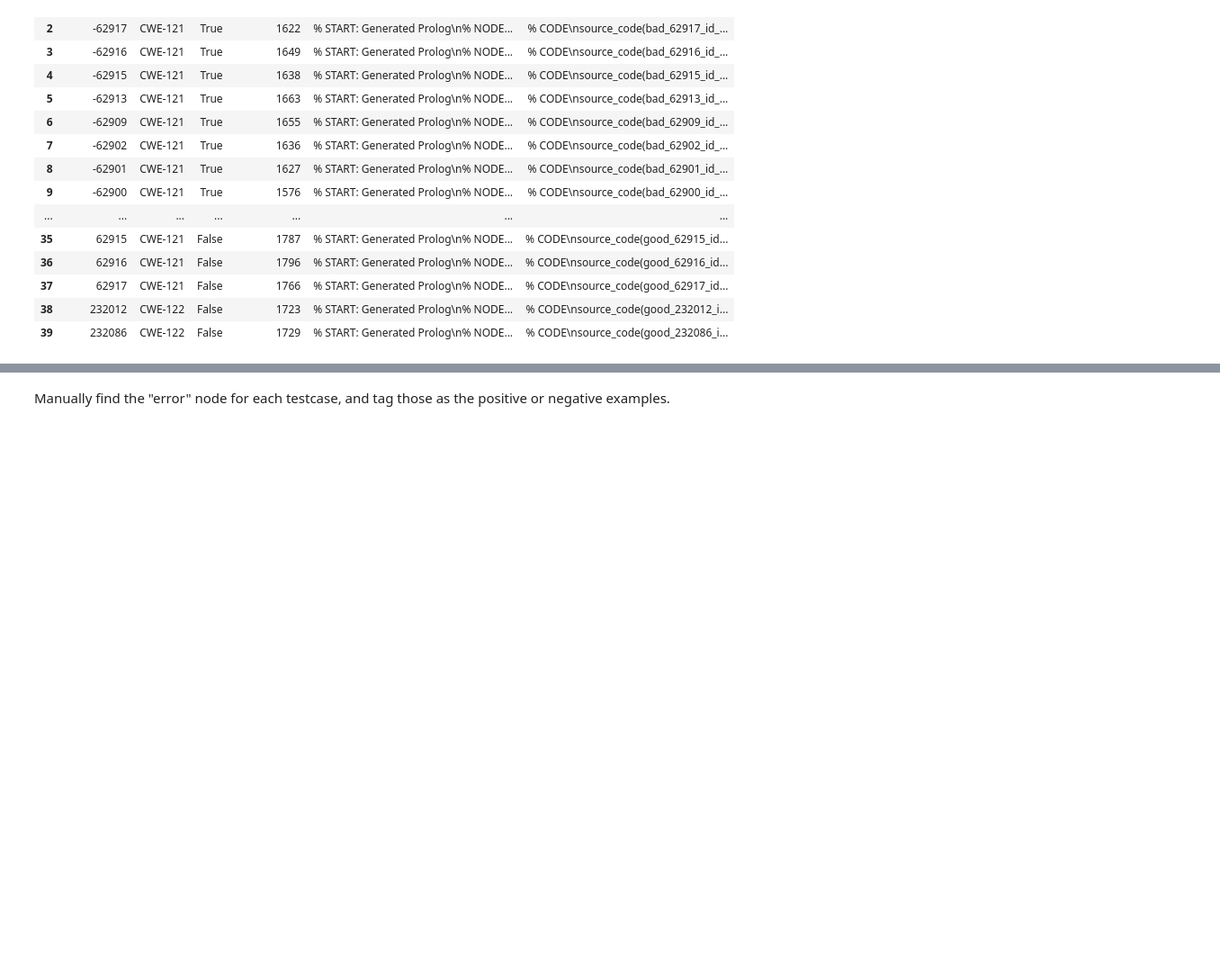
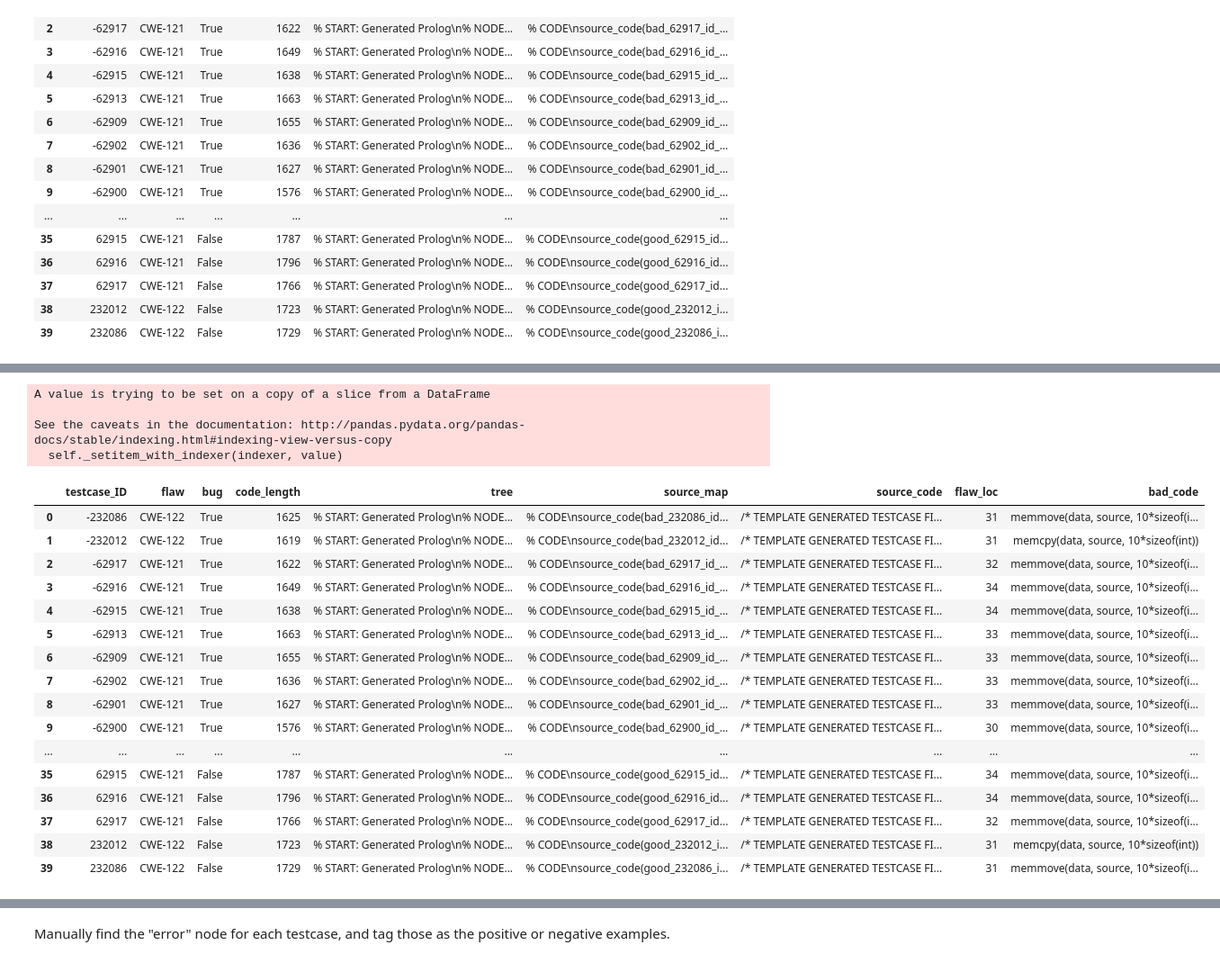
Before and after one commit to dj311/uob-summer-project, a Jupyter notebook: code/joern-ey-into-progol.ipynb, the cells around one changed output, grey strips where cells are left out. Shown at 90% size. Saved outputs shown, nothing was run; the diff lists cells and outputs as text; code cells hidden in the pictures; blank space fills up the shorter version.

Commit message:
automaticall generate bad and good example

```diff
--- a/code/joern-ey-into-progol.ipynb
+++ b/code/joern-ey-into-progol.ipynb
@@ -55,3 +55,7 @@ prolog
 | 37 | 62917 | CWE-121 | False | 1766 | % START: Generated Prolog\n% NODE... | % CODE\nsource_code(good_62917_id... |
 | 38 | 232012 | CWE-122 | False | 1723 | % START: Generated Prolog\n% NODE... | % CODE\nsource_code(good_232012_i... |
 | 39 | 232086 | CWE-122 | False | 1729 | % START: Generated Prolog\n% NODE... | % CODE\nsource_code(good_232086_i... |
+# %%
+juliet = pd.read_csv("../data/buffer_overflow_data.csv.gz")
+juliet.drop("Unnamed: 0", axis=1)
+juliet
@@ -58,3 +81,45 @@ prolog
+# %%
+prolog['source_code'] = ''
+prolog['flaw_loc'] = 0
+prolog['bad_code'] = ''
+# %%
+for i in range(len(prolog)):
+    label = prolog.iloc[i].testcase_ID == juliet.testcase_ID
+    prolog['source_code'].iloc[i] = juliet.loc[label].iloc[0].code
+    prolog['flaw_loc'].iloc[i] = juliet.loc[label].iloc[0].flaw_loc
+# %% [output]
+A value is trying to be set on a copy of a slice from a DataFrame
+
+See the caveats in the documentation: http://pandas.pydata.org/pandas-docs/stable/indexing.html#indexing-view-versus-copy
+  self._setitem_with_indexer(indexer, value)
+# %%
+for i in range(len(prolog)):
+    loc =  prolog.iloc[i].flaw_loc
+    testcase_ID = prolog.iloc[i].testcase_ID
+    if testcase_ID < 0:
+        prolog['bad_code'].iloc[i] = prolog.iloc[i].source_code.split('\n')[loc-1].strip()[0:-1]
+    else:
+        prolog['bad_code'].iloc[i] = prolog.loc[prolog.testcase_ID == -testcase_ID].iloc[0].bad_code
+# %%
+prolog
+# %% [output]
+|  | testcase_ID | flaw | bug | code_length | tree | source_map | source_code | flaw_loc | bad_code |
+| 0 | -232086 | CWE-122 | True | 1625 | % START: Generated Prolog\n% NODE... | % CODE\nsource_code(bad_232086_id... | /* TEMPLATE GENERATED TESTCASE FI... | 31 | memmove(data, source, 10*sizeof(i... |
+| 1 | -232012 | CWE-122 | True | 1619 | % START: Generated Prolog\n% NODE... | % CODE\nsource_code(bad_232012_id... | /* TEMPLATE GENERATED TESTCASE FI... | 31 | memcpy(data, source, 10*sizeof(int)) |
+| 2 | -62917 | CWE-121 | True | 1622 | % START: Generated Prolog\n% NODE... | % CODE\nsource_code(bad_62917_id_... | /* TEMPLATE GENERATED TESTCASE FI... | 32 | memmove(data, source, 10*sizeof(i... |
+| 3 | -62916 | CWE-121 | True | 1649 | % START: Generated Prolog\n% NODE... | % CODE\nsource_code(bad_62916_id_... | /* TEMPLATE GENERATED TESTCASE FI... | 34 | memmove(data, source, 10*sizeof(i... |
+| 4 | -62915 | CWE-121 | True | 1638 | % START: Generated Prolog\n% NODE... | % CODE\nsource_code(bad_62915_id_... | /* TEMPLATE GENERATED TESTCASE FI... | 34 | memmove(data, source, 10*sizeof(i... |
+| 5 | -62913 | CWE-121 | True | 1663 | % START: Generated Prolog\n% NODE... | % CODE\nsource_code(bad_62913_id_... | /* TEMPLATE GENERATED TESTCASE FI... | 33 | memmove(data, source, 10*sizeof(i... |
+| 6 | -62909 | CWE-121 | True | 1655 | % START: Generated Prolog\n% NODE... | % CODE\nsource_code(bad_62909_id_... | /* TEMPLATE GENERATED TESTCASE FI... | 33 | memmove(data, source, 10*sizeof(i... |
+| 7 | -62902 | CWE-121 | True | 1636 | % START: Generated Prolog\n% NODE... | % CODE\nsource_code(bad_62902_id_... | /* TEMPLATE GENERATED TESTCASE FI... | 33 | memmove(data, source, 10*sizeof(i... |
+| 8 | -62901 | CWE-121 | True | 1627 | % START: Generated Prolog\n% NODE... | % CODE\nsource_code(bad_62901_id_... | /* TEMPLATE GENERATED TESTCASE FI... | 33 | memmove(data, source, 10*sizeof(i... |
+| 9 | -62900 | CWE-121 | True | 1576 | % START: Generated Prolog\n% NODE... | % CODE\nsource_code(bad_62900_id_... | /* TEMPLATE GENERATED TESTCASE FI... | 30 | memmove(data, source, 10*sizeof(i... |
+| ... | ... | ... | ... | ... | ... | ... | ... | ... | ... |
+| 35 | 62915 | CWE-121 | False | 1787 | % START: Generated Prolog\n% NODE... | % CODE\nsource_code(good_62915_id... | /* TEMPLATE GENERATED TESTCASE FI... | 34 | memmove(data, source, 10*sizeof(i... |
+| 36 | 62916 | CWE-121 | False | 1796 | % START: Generated Prolog\n% NODE... | % CODE\nsource_code(good_62916_id... | /* TEMPLATE GENERATED TESTCASE FI... | 34 | memmove(data, source, 10*sizeof(i... |
+| 37 | 62917 | CWE-121 | False | 1766 | % START: Generated Prolog\n% NODE... | % CODE\nsource_code(good_62917_id... | /* TEMPLATE GENERATED TESTCASE FI... | 32 | memmove(data, source, 10*sizeof(i... |
+| 38 | 232012 | CWE-122 | False | 1723 | % START: Generated Prolog\n% NODE... | % CODE\nsource_code(good_232012_i... | /* TEMPLATE GENERATED TESTCASE FI... | 31 | memcpy(data, source, 10*sizeof(int)) |
+| 39 | 232086 | CWE-122 | False | 1729 | % START: Generated Prolog\n% NODE... | % CODE\nsource_code(good_232086_i... | /* TEMPLATE GENERATED TESTCASE FI... | 31 | memmove(data, source, 10*sizeof(i... |
 # %%
 good_examples = prolog[prolog['bug'] == False]
 bad_examples = prolog[prolog['bug'] == True]
```
Also changed, not shown: parts of 11 cells of this notebook, 3 other files.
